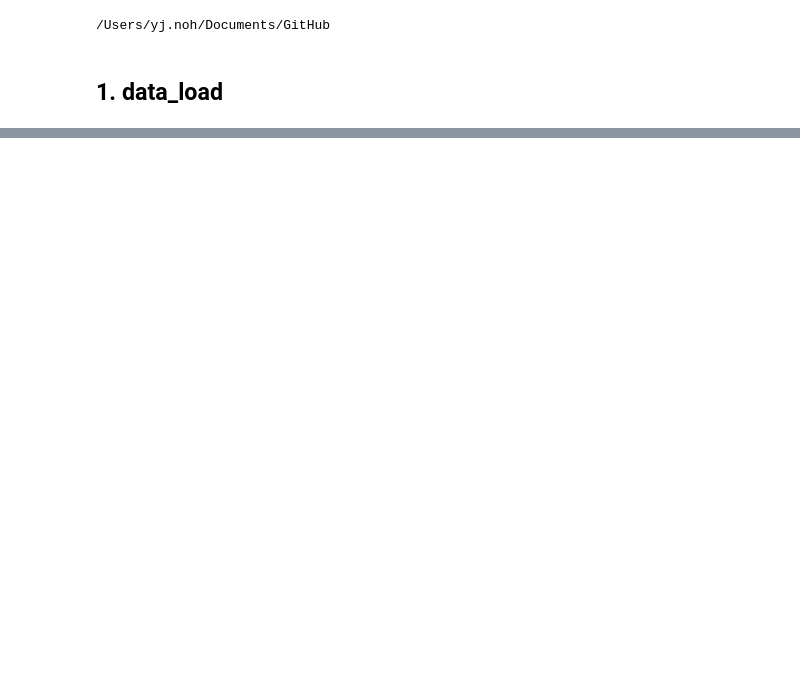
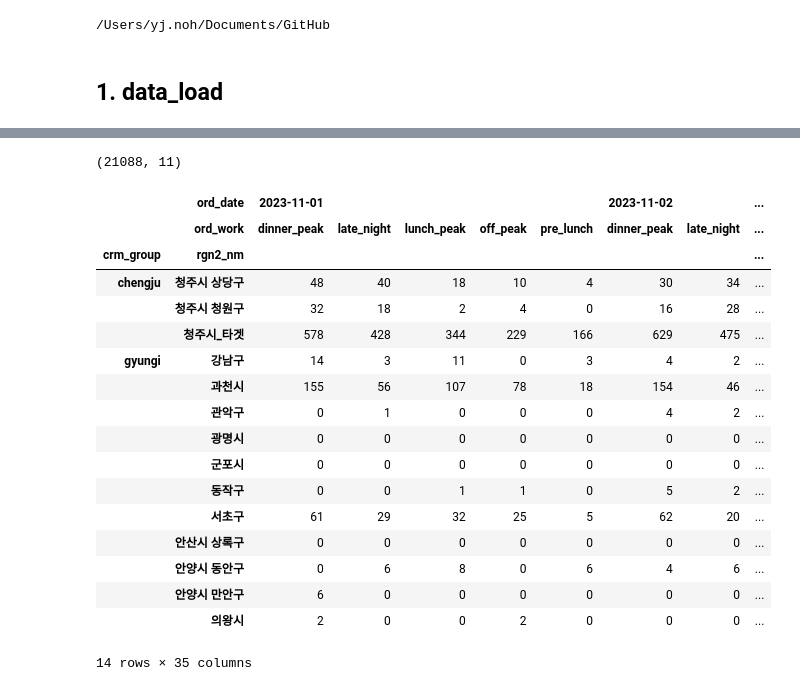
Before and after one commit to yoooooooonji/CRM-effect-analyst, a Jupyter notebook: gwacheon-cheongju.ipynb, the cells around one changed output, grey strips where cells are left out. Saved outputs shown, nothing was run; the diff lists cells and outputs as text; code cells hidden in the pictures; blank space fills up the shorter version.

```diff
--- a/gwacheon-cheongju.ipynb
+++ b/gwacheon-cheongju.ipynb
@@ -38,0 +79,6 @@ dtype: int64
+# %%
+new_data = data.groupby(['brms_rider_id','crm_group' , 'crm_time', 'rgn2_nm'])['order_no'].count().reset_index()
+new_data.rename(columns={'order_no': 'order_count'}, inplace=True)
+print(new_data.head())
+
+#new_data.to_csv("CRM-effect-analyst-/group_by.csv", encoding = "utf-8")
@@ -38,0 +193,3 @@ dtype: int64
+# %%
+join_data = pd.merge(data, new_data[['brms_rider_id', 'is_react']], on = "brms_rider_id")
+print(join_data.head())
@@ -38,0 +217,29 @@ dtype: int64
+# %%
+react_data = join_data[join_data['is_react'].notnull()]
+print(react_data.shape)
+# %% [output]
+(21088, 11)
+# %%
+# crosstab
+table_1 = pd.crosstab(index = [react_data.crm_group, react_data.rgn2_nm], columns = [react_data.ord_date, react_data.ord_work])
+table_1
+#table_1.to_csv('CRM-effect-analyst-/table1.csv', index= True, encoding = "utf-8")
+# %% [output]
+|  | ord_date | 2023-11-01 |  |  |  |  | 2023-11-02 |  | ... |
+|  | ord_work | dinner_peak | late_night | lunch_peak | off_peak | pre_lunch | dinner_peak | late_night | ... |
+| crm_group | rgn2_nm |  |  |  |  |  |  |  | ... |
+| chengju | 청주시 상당구 | 48 | 40 | 18 | 10 | 4 | 30 | 34 | ... |
+|  | 청주시 청원구 | 32 | 18 | 2 | 4 | 0 | 16 | 28 | ... |
+|  | 청주시_타겟 | 578 | 428 | 344 | 229 | 166 | 629 | 475 | ... |
+| gyungi | 강남구 | 14 | 3 | 11 | 0 | 3 | 4 | 2 | ... |
+|  | 과천시 | 155 | 56 | 107 | 78 | 18 | 154 | 46 | ... |
+|  | 관악구 | 0 | 1 | 0 | 0 | 0 | 4 | 2 | ... |
+|  | 광명시 | 0 | 0 | 0 | 0 | 0 | 0 | 0 | ... |
+|  | 군포시 | 0 | 0 | 0 | 0 | 0 | 0 | 0 | ... |
+|  | 동작구 | 0 | 0 | 1 | 1 | 0 | 5 | 2 | ... |
+|  | 서초구 | 61 | 29 | 32 | 25 | 5 | 62 | 20 | ... |
+|  | 안산시 상록구 | 0 | 0 | 0 | 0 | 0 | 0 | 0 | ... |
+|  | 안양시 동안구 | 0 | 6 | 8 | 0 | 6 | 4 | 6 | ... |
+|  | 안양시 만안구 | 6 | 0 | 0 | 0 | 0 | 0 | 0 | ... |
+|  | 의왕시 | 2 | 0 | 0 | 2 | 0 | 0 | 0 | ... |
+14 rows × 35 columns
```
Also changed, not shown: parts of 10 cells of this notebook, 3 other files.
